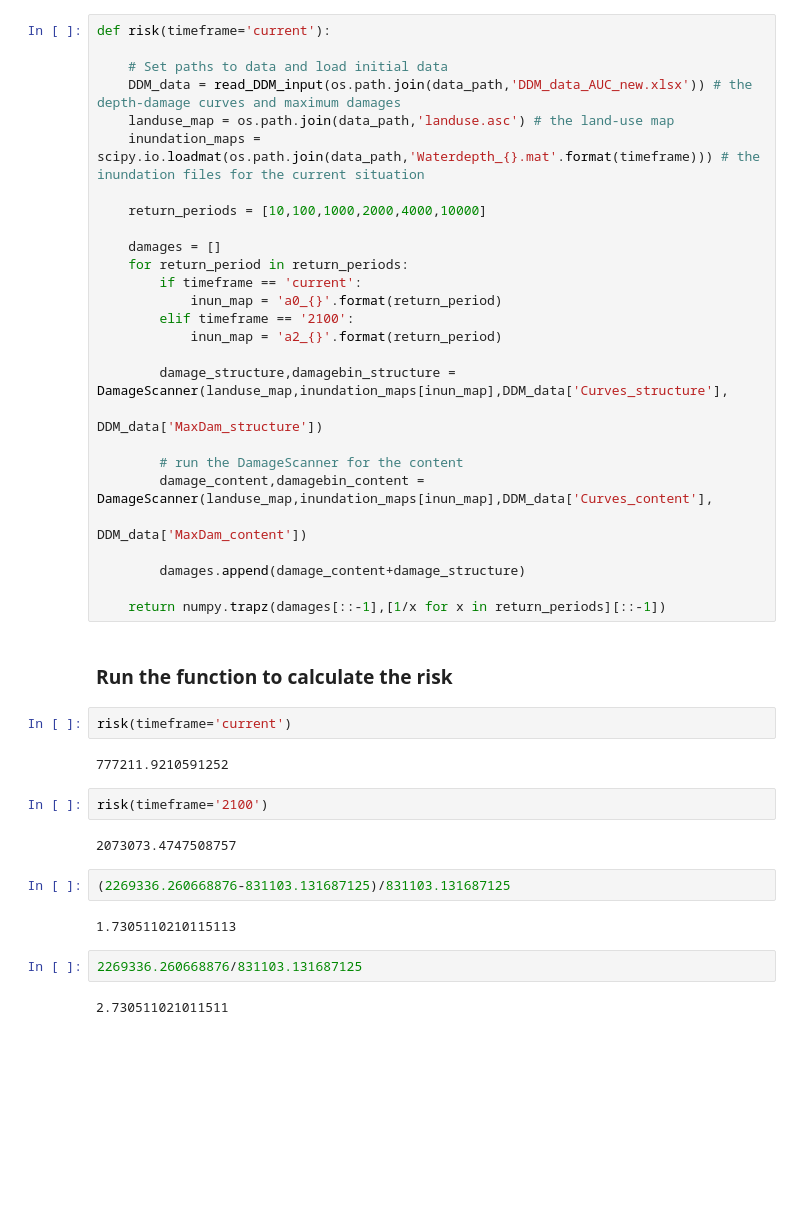
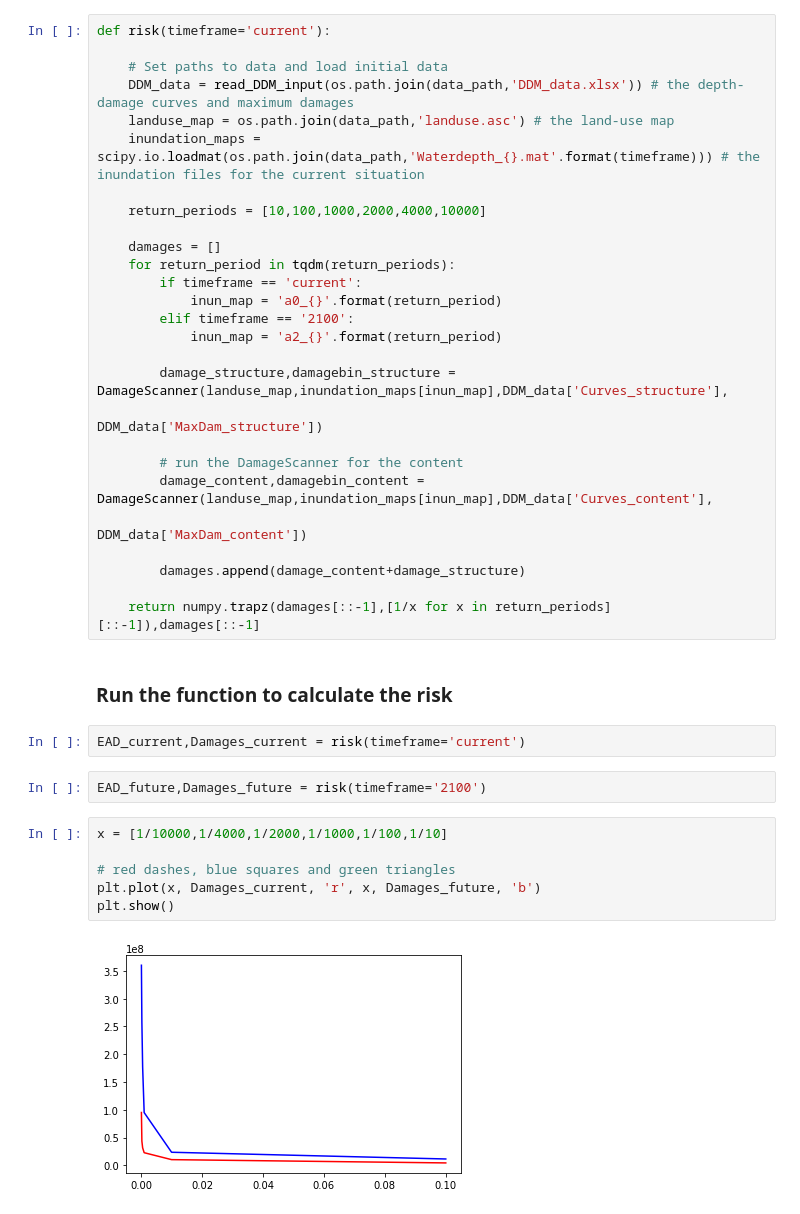
Before and after one commit to ElcoK/ClimatePolicy, a Jupyter notebook: Notebooks/Risk Assessment.ipynb, the cells around one changed output. Saved outputs shown, nothing was run; the diff lists cells and outputs as text; blank space fills up the shorter version.

```diff
--- a/Notebooks/Risk Assessment.ipynb
+++ b/Notebooks/Risk Assessment.ipynb
@@ -27,14 +29,14 @@ def read_DDM_input(DDM_data_path):
 def risk(timeframe='current'):
 
     # Set paths to data and load initial data
-    DDM_data = read_DDM_input(os.path.join(data_path,'DDM_data_AUC_new.xlsx')) # the depth-damage curves and maximum damages
+    DDM_data = read_DDM_input(os.path.join(data_path,'DDM_data.xlsx')) # the depth-damage curves and maximum damages
     landuse_map = os.path.join(data_path,'landuse.asc') # the land-use map
     inundation_maps = scipy.io.loadmat(os.path.join(data_path,'Waterdepth_{}.mat'.format(timeframe))) # the inundation files for the current situation
 
     return_periods = [10,100,1000,2000,4000,10000]
 
     damages = []
-    for return_period in return_periods:
+    for return_period in tqdm(return_periods):
         if timeframe == 'current':
             inun_map = 'a0_{}'.format(return_period)
         elif timeframe == '2100':
@@ -49,22 +51,18 @@ def risk(timeframe='current'):
 
         damages.append(damage_content+damage_structure)
 
-    return numpy.trapz(damages[::-1],[1/x for x in return_periods][::-1])
+    return numpy.trapz(damages[::-1],[1/x for x in return_periods][::-1]),damages[::-1]
 # %% [markdown]
 ### Run the function to calculate the risk
 # %%
-risk(timeframe='current')
+EAD_current,Damages_current = risk(timeframe='current')
-# %% [output]
-777211.9210591252
 # %%
-risk(timeframe='2100')
+EAD_future,Damages_future = risk(timeframe='2100')
-# %% [output]
-2073073.4747508757
-# %%
-(2269336.260668876-831103.131687125)/831103.131687125
-# %% [output]
-1.7305110210115113
-# %%
-2269336.260668876/831103.131687125
-# %% [output]
-2.730511021011511
+# %%
+x = [1/10000,1/4000,1/2000,1/1000,1/100,1/10]
+
+# red dashes, blue squares and green triangles
+plt.plot(x, Damages_current, 'r', x, Damages_future, 'b')
+plt.show()
+# %% [output]
+[figure, added]
```
Also changed, not shown: parts of 1 cell of this notebook, 11 other files.
